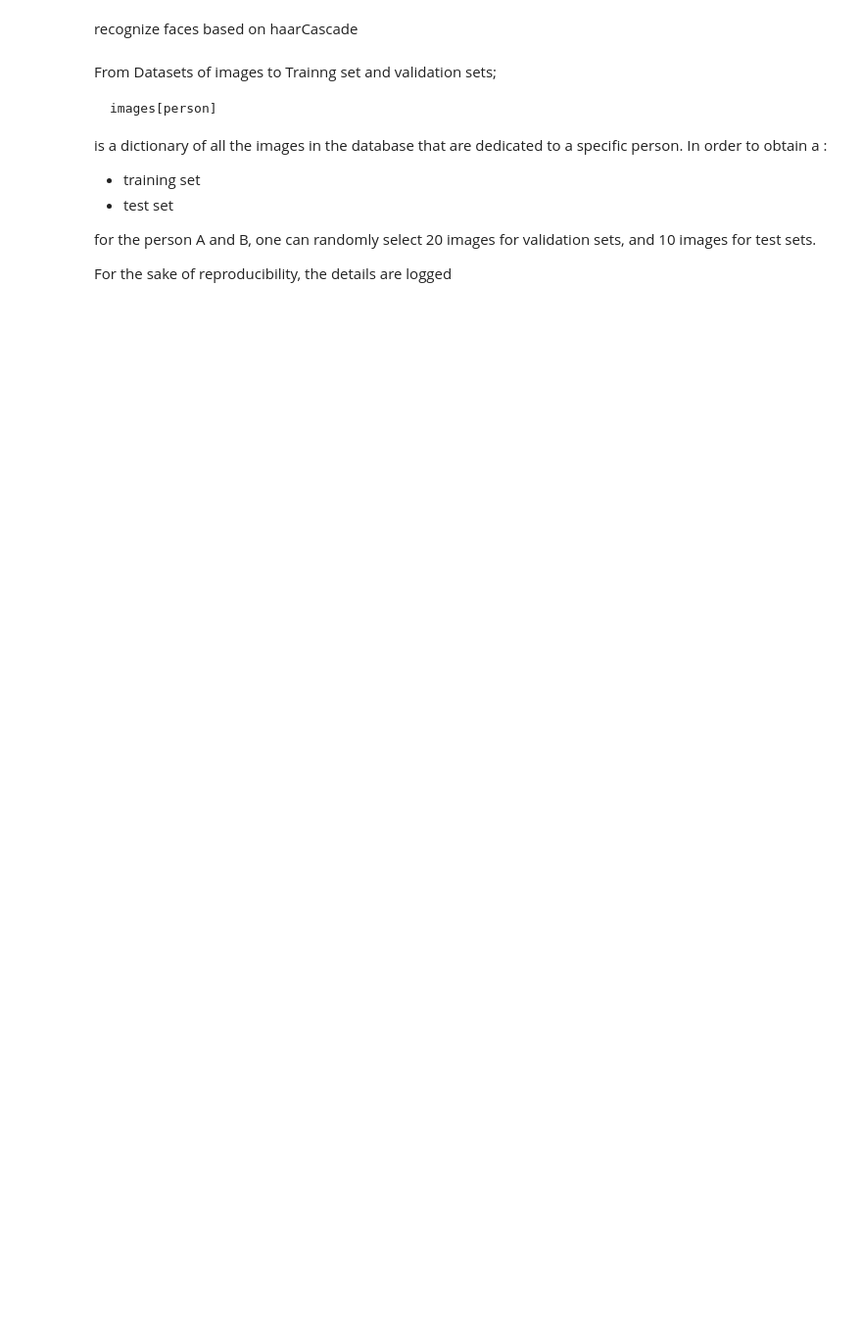
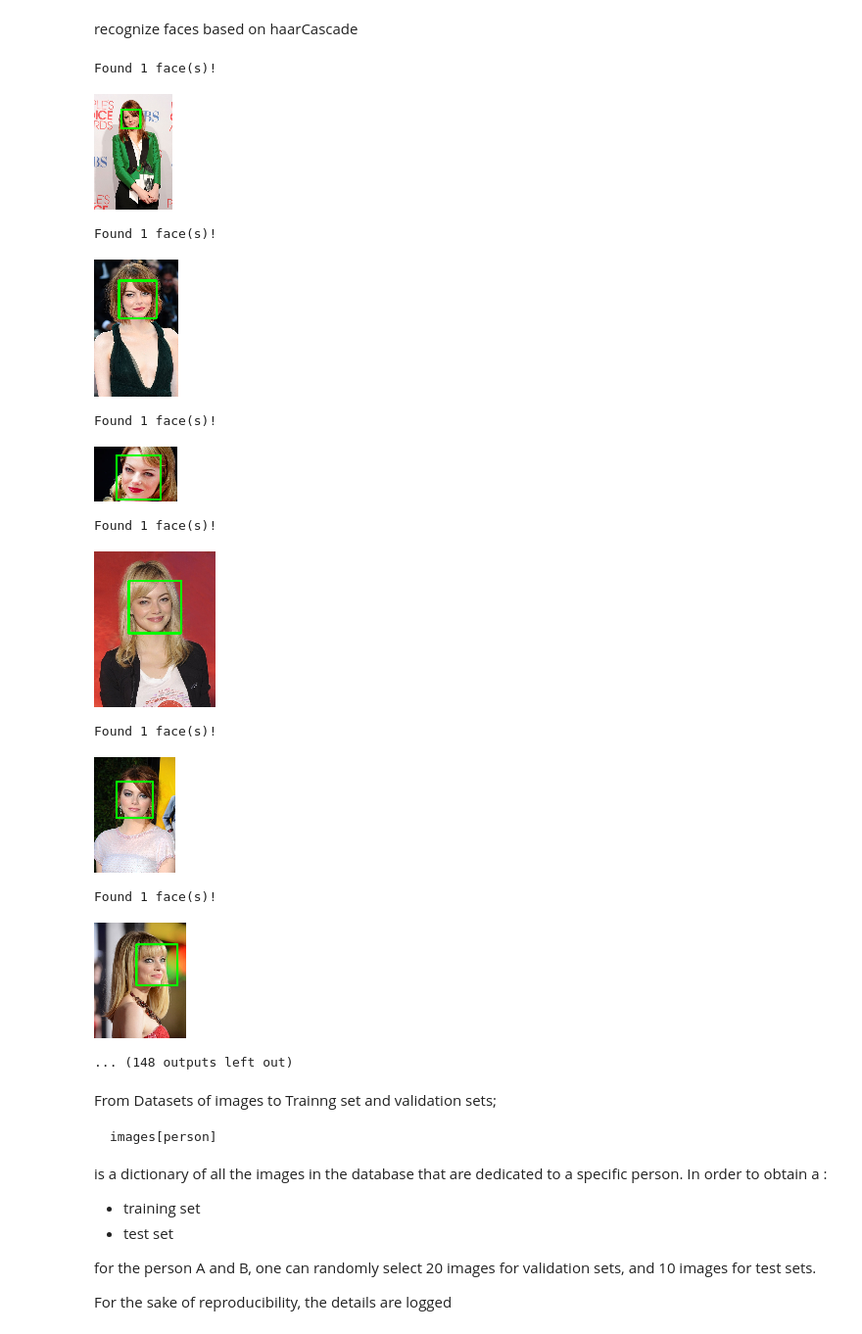
Before and after one commit to gherbin/ComputerVisionKUL, a Jupyter notebook: CV_Group9_assignment.ipynb, the cells around one changed output. Shown at 98% size. Drawn from its saved outputs; the diff is of its cells as text; code cells hidden in the pictures; blank space fills up the shorter version.

```diff
--- a/CV_Group9_assignment.ipynb
+++ b/CV_Group9_assignment.ipynb
@@ -487,34 +569,48 @@ faceCascade = cv2.CascadeClassifier(os.path.join(base_path, "haarcascade_frontal
 with open(file_info, 'r') as f:
     lines = f.readlines()
 
 for person in persons:
     # print(len(images[person]))
     # cv2_imshow(images[person][0])
     # for images_ in images[person]:
     running_index = 0
     for img in images[person]:
 
         img_ = img.copy()
         # cv2_imshow(img)
         img_gray = cv2.cvtColor(img_, cv2.COLOR_BGR2GRAY)
         faces = faceCascade.detectMultiScale(
             img_gray,
             scaleFactor=1.2,
             minNeighbors=5,
             minSize=(30, 30),
             flags=cv2.CASCADE_SCALE_IMAGE
         )
         print("Found {} face(s)!".format(len(faces)))
 
         for (x, y, w, h) in faces:
             cv2.rectangle(img_, (x, y), (x+w, y+h), (0, 255, 0), 10)
 
         h, w = img_.shape[:2]
 
-        draw_box(lines, vgg_ids[person][running_index]+1, img_)
+        # draw_box(lines, int(vgg_ids[person][running_index])+1, img_, person)
         running_index +=1
 
         cv2_imshow(cv2.resize(img_, (w // 5, h // 5)))
+# %% [output]
+Found 1 face(s)!
+[figure, added]
+Found 1 face(s)!
+[figure, added]
+Found 1 face(s)!
+[figure, added]
+Found 1 face(s)!
+[figure, added]
+Found 1 face(s)!
+[figure, added]
+Found 1 face(s)!
+[figure, added]
+... (148 outputs left out)
 # %% [markdown]
 From Datasets of images to Trainng set and validation sets;
 
```
Also changed, not shown: parts of 4 cells of this notebook.
